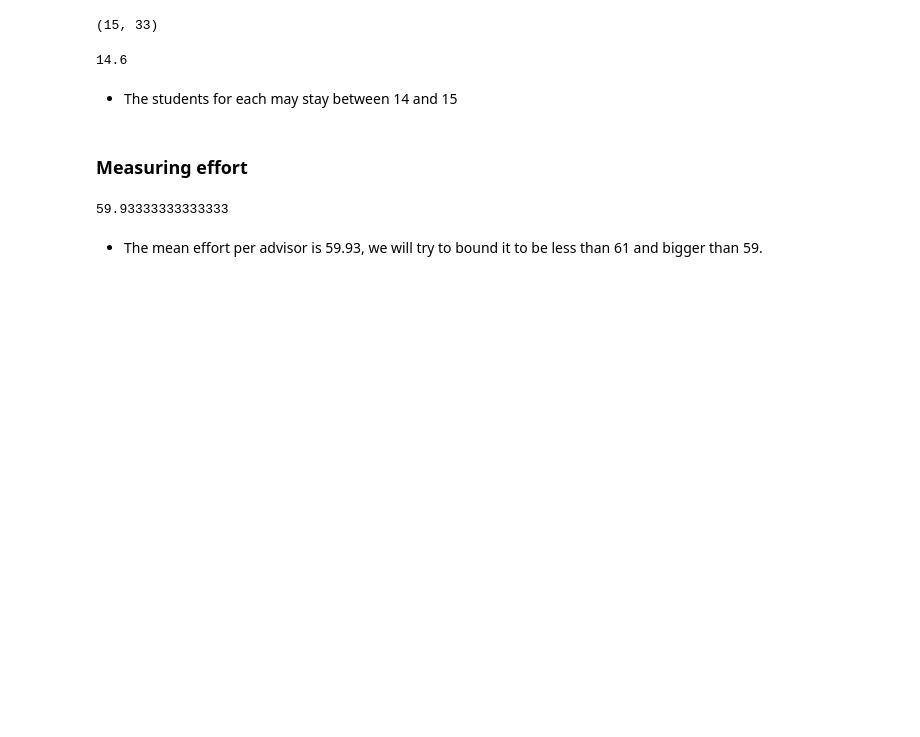
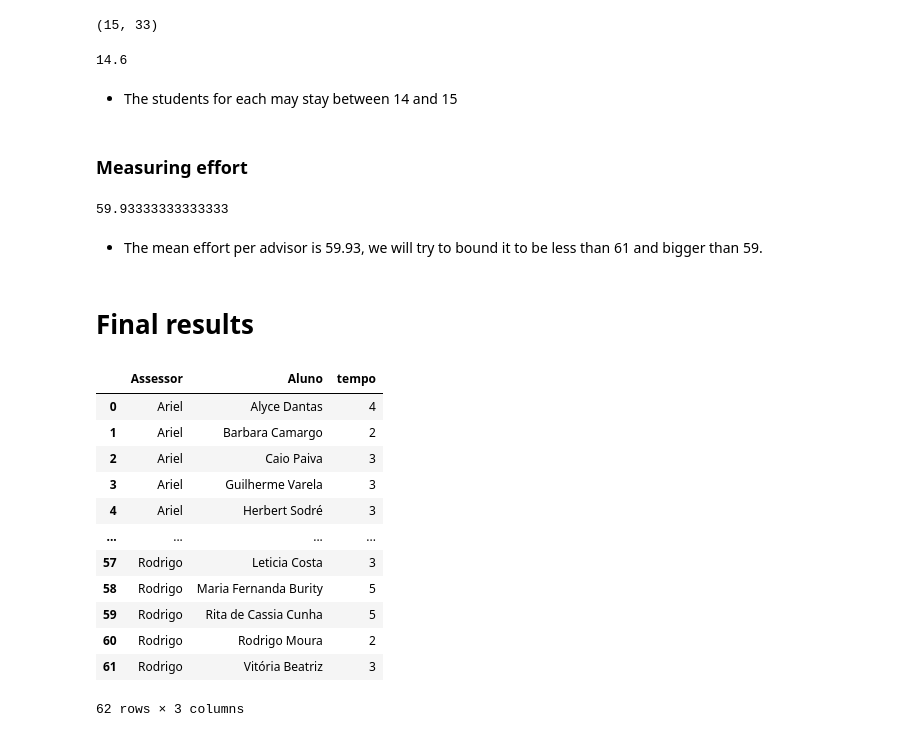
Before and after one commit to ItamarRocha/Operations-Research, a Jupyter notebook: projects/medway/data Preprocessing/Data preprocessing.ipynb, the cells around one changed output. Saved outputs shown, nothing was run; the diff lists cells and outputs as text; code cells hidden in the pictures; blank space fills up the shorter version.

```diff
--- a/projects/medway/data Preprocessing/Data preprocessing.ipynb
+++ b/projects/medway/data Preprocessing/Data preprocessing.ipynb
@@ -1336,6 +1336,8 @@ df_students_notAnswered.head(1)
 |  | Assessor | Aluno | tempo | Idade | Gênero | Quão compatível com seu assessor ... | Onde fez/faz ensino médio? | ... |
 | 1 | Ariel | Alyce Dantas | 4 | NaN | NaN | NaN | NaN | ... |
 1 rows × 36 columns
+# %%
+fixed_students_table = df_students_notAnswered
 # %%
 df_students_notAnswered = df_students_notAnswered.dropna(how = "all", axis = 1)
 # %%
@@ -1479,3 +1481,22 @@ df.tempo.sum()/df_assessores.shape[0]
 59.93333333333333
 # %% [markdown]
 * The mean effort per advisor is 59.93, we will try to bound it to be less than 61 and bigger than 59.
+# %% [markdown]
+# Final results
+# %%
+fixed_students = fixed_students_table.dropna(axis = 1).reset_index(drop = True)
+fixed_students
+# %% [output]
+|  | Assessor | Aluno | tempo |
+| 0 | Ariel | Alyce Dantas | 4 |
+| 1 | Ariel | Barbara Camargo | 2 |
+| 2 | Ariel | Caio Paiva | 3 |
+| 3 | Ariel | Guilherme Varela | 3 |
+| 4 | Ariel | Herbert Sodré | 3 |
+| ... | ... | ... | ... |
+| 57 | Rodrigo | Leticia Costa | 3 |
+| 58 | Rodrigo | Maria Fernanda Burity | 5 |
+| 59 | Rodrigo | Rita de Cassia Cunha | 5 |
+| 60 | Rodrigo | Rodrigo Moura | 2 |
+| 61 | Rodrigo | Vitória Beatriz | 3 |
+62 rows × 3 columns
```
Also changed, not shown: parts of 19 cells of this notebook, 3 other files.
